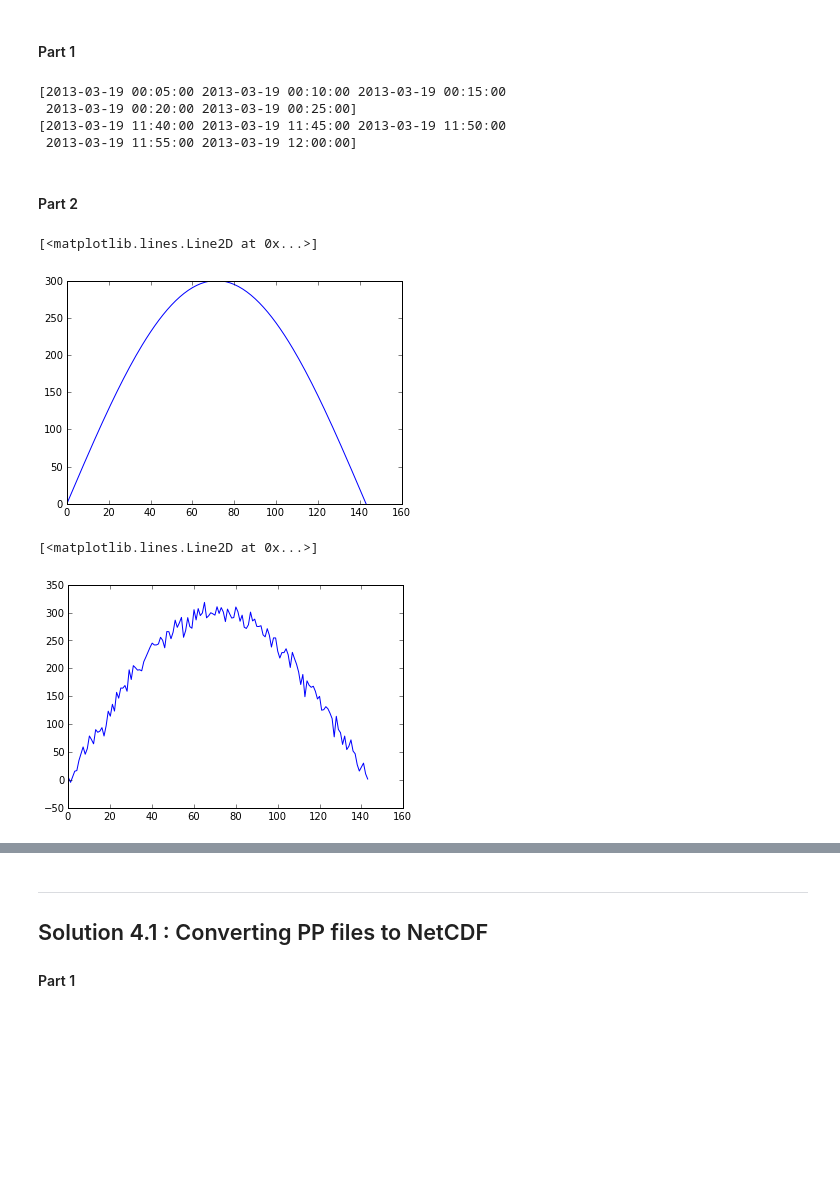
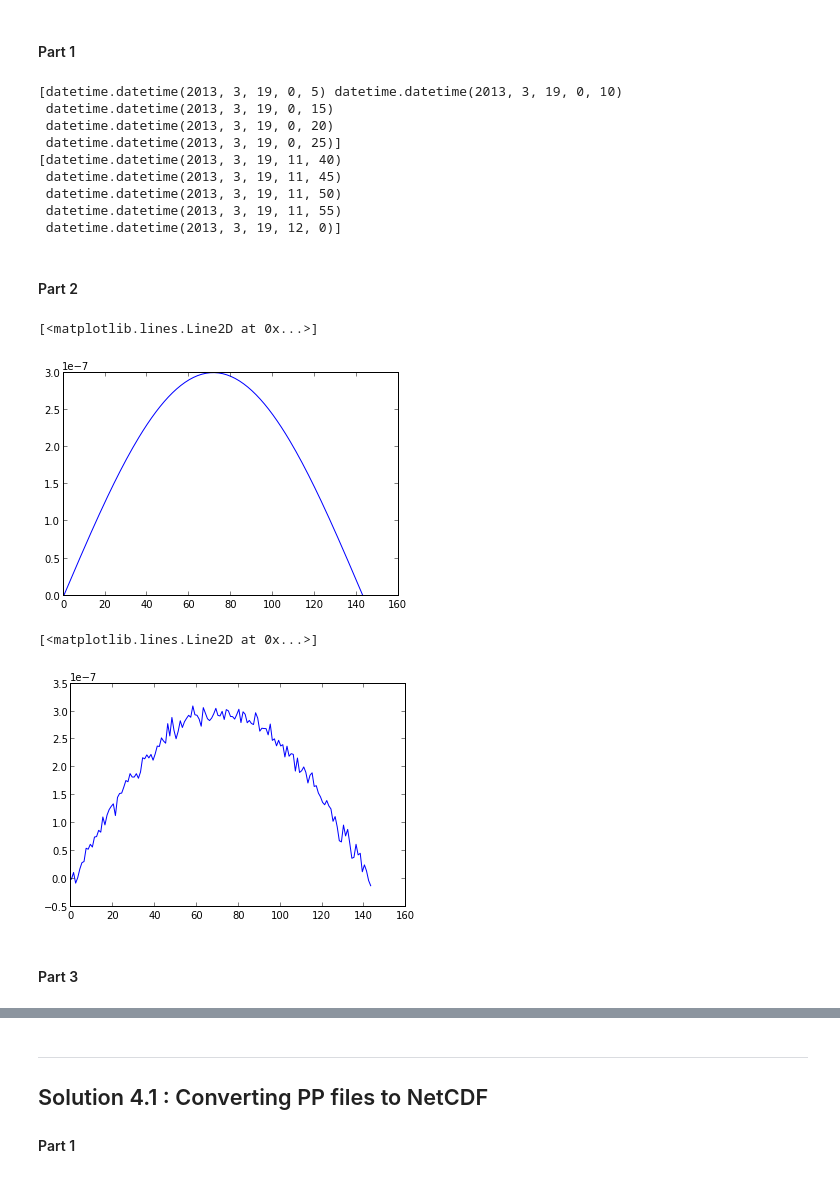
Before and after one commit to cedadev/ceda_training_mod5, a Jupyter notebook: 06-Solutions.ipynb, the cells around one changed output, grey strips where cells are left out. Saved outputs shown, nothing was run; the diff lists cells and outputs as text; code cells hidden in the pictures; blank space fills up the shorter version.

```diff
--- a/06-Solutions.ipynb
+++ b/06-Solutions.ipynb
@@ -200,14 +198,19 @@ while dt < datetime(2013, 3, 19, 12, 0, 0):
     dt = dt + timedelta(minutes=5)
     dates.append(dt)
 
-times = date2num(dates, units=units)
+times = date2num(dates, units=units, calendar='gregorian')
 print num2date(times[:5], units)
 print num2date(times[-5:], units)
 # %% [output]
-[2013-03-19 00:05:00 2013-03-19 00:10:00 2013-03-19 00:15:00
- 2013-03-19 00:20:00 2013-03-19 00:25:00]
-[2013-03-19 11:40:00 2013-03-19 11:45:00 2013-03-19 11:50:00
- 2013-03-19 11:55:00 2013-03-19 12:00:00]
+[datetime.datetime(2013, 3, 19, 0, 5) datetime.datetime(2013, 3, 19, 0, 10)
+ datetime.datetime(2013, 3, 19, 0, 15)
+ datetime.datetime(2013, 3, 19, 0, 20)
+ datetime.datetime(2013, 3, 19, 0, 25)]
+[datetime.datetime(2013, 3, 19, 11, 40)
+ datetime.datetime(2013, 3, 19, 11, 45)
+ datetime.datetime(2013, 3, 19, 11, 50)
+ datetime.datetime(2013, 3, 19, 11, 55)
+ datetime.datetime(2013, 3, 19, 12, 0)]
 # %% [markdown]
 #### Part 2
 # %%
@@ -222,15 +225,18 @@ time_v = d.createVariable('time', np.int32, ('time', ))
 o3_v = d.createVariable('o3', np.float64, ('time', ))
 # %%
 # 2.
-o3_v[:] = sin(np.linspace(0, pi, len(times))) * 300
+o3_v[:] = sin(np.linspace(0, pi, len(times))) * 300 * 1e-9
+time_v[:] = np.array(times)
 plot(o3_v)
 # %% [output]
 [<matplotlib.lines.Line2D at 0x...>]
-[figure, old version]
+[figure, new version]
 # %%
 # 3.
-o3_v[:] = o3_v + np.random.normal(size=len(times)) * 10
+o3_v[:] = o3_v + np.random.normal(size=len(times)) * 10 * 1e-9
 plot(o3_v)
 # %% [output]
 [<matplotlib.lines.Line2D at 0x...>]
-[figure, old version]
+[figure, new version]
+# %% [markdown]
+#### Part 3
```
Also changed, not shown: parts of 5 cells of this notebook, 2 other files.
